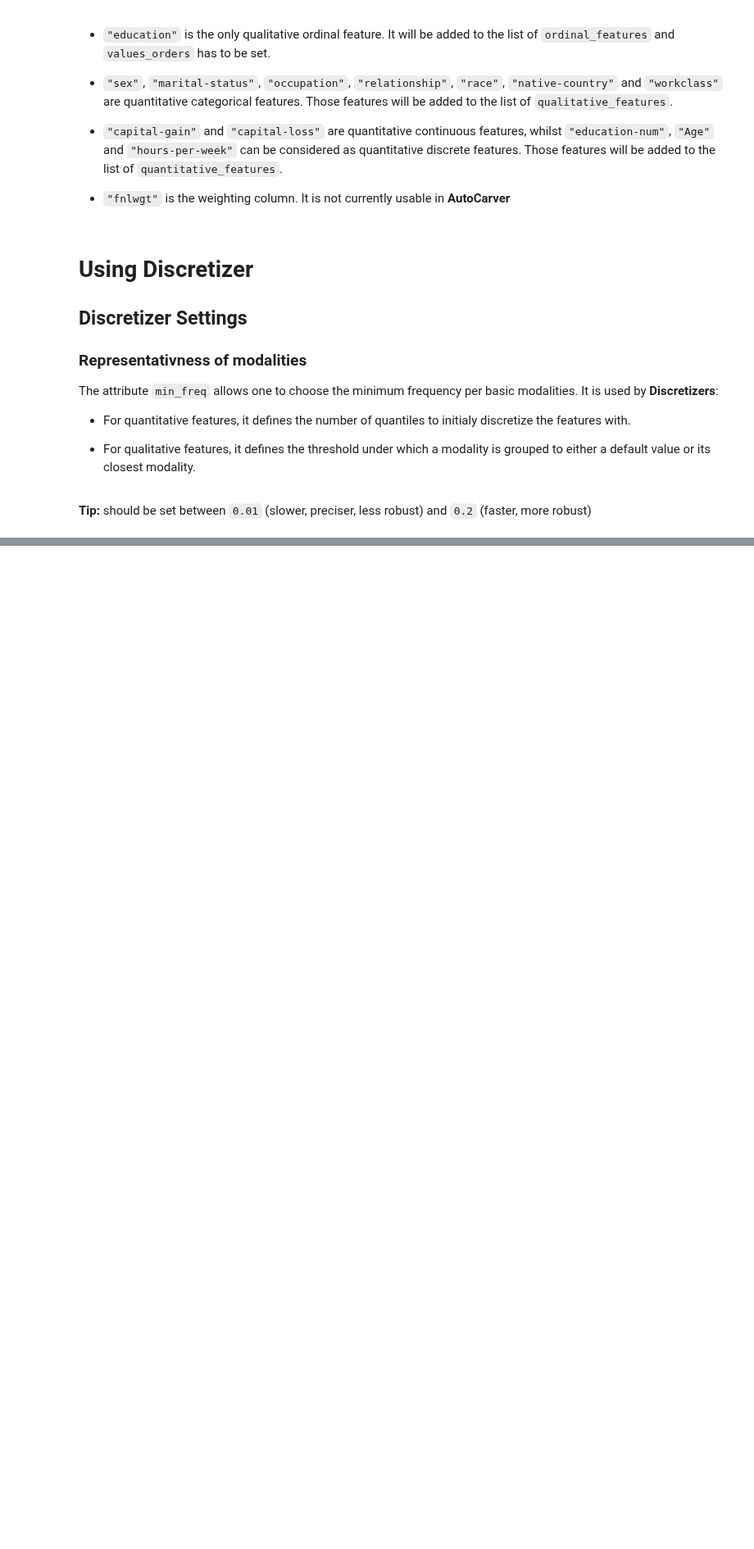
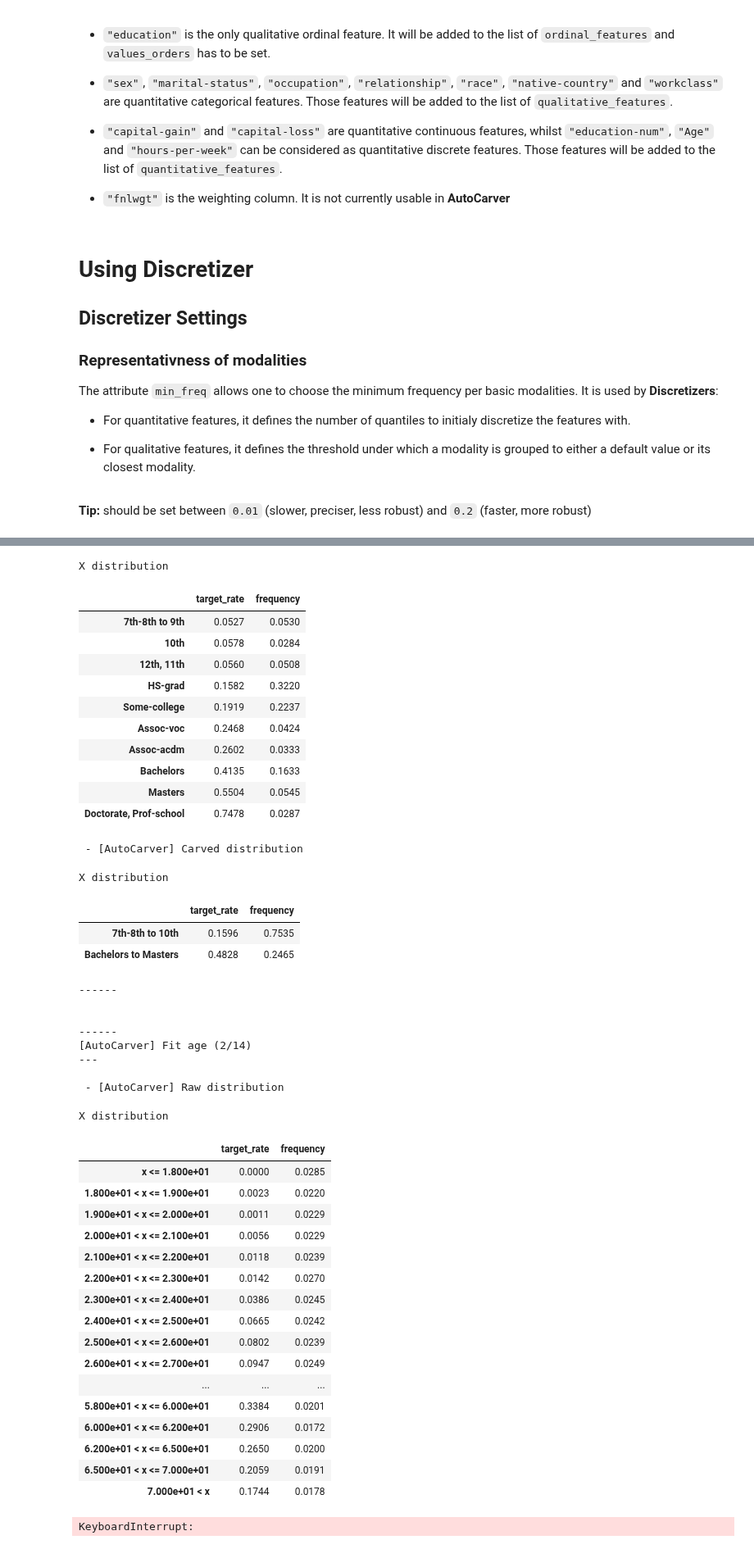
Before and after one commit to mdefrance/AutoCarver, a Jupyter notebook: docs/source/examples/Discretizers/CompletePipeline/Discretizer.ipynb, the cells around one changed output, grey strips where cells are left out. Shown at 82% size. Saved outputs shown, nothing was run; the diff lists cells and outputs as text; code cells hidden in the pictures; blank space fills up the shorter version.

```diff
--- a/docs/source/examples/Discretizers/CompletePipeline/Discretizer.ipynb
+++ b/docs/source/examples/Discretizers/CompletePipeline/Discretizer.ipynb
@@ -150,6 +150,6 @@ The attribute ``min_freq`` allows one to choose the minimum frequency per basic
 
 - For qualitative features, it defines the threshold under which a modality is grouped to either a default value or its closest modality.
 # %%
-min_freq = 0.05
+min_freq = 0.02
 # %% [markdown]
 **Tip:** should be set between ``0.01`` (slower, preciser, less robust) and ``0.2`` (faster, more robust)
@@ -155,0 +167,18 @@ min_freq = 0.05
+# %%
+from AutoCarver import BinaryCarver
+
+# intiating AutoCarver
+auto_carver = BinaryCarver(
+    quantitative_features=quantitative_features,
+    qualitative_features=qualitative_features,
+    ordinal_features=ordinal_features,
+    values_orders=values_orders,
+    sort_by="tschuprowt",
+    min_freq=min_freq,
+    verbose=True,  # showing statistics
+    copy=True,  # whether or not to return a copy of the input dataset
+)
+
+# fitting on training sample, a dev sample can be specified to evaluate carving robustness
+train_set_processed = auto_carver.fit_transform(train_set, (train_set[target] == ">50K").astype(int))
+# %% [output]
@@ -155,0 +205,44 @@ min_freq = 0.05
+X distribution
+|  | target_rate | frequency |
+| 7th-8th to 9th | 0.0527 | 0.0530 |
+| 10th | 0.0578 | 0.0284 |
+| 12th, 11th | 0.0560 | 0.0508 |
+| HS-grad | 0.1582 | 0.3220 |
+| Some-college | 0.1919 | 0.2237 |
+| Assoc-voc | 0.2468 | 0.0424 |
+| Assoc-acdm | 0.2602 | 0.0333 |
+| Bachelors | 0.4135 | 0.1633 |
+| Masters | 0.5504 | 0.0545 |
+| Doctorate, Prof-school | 0.7478 | 0.0287 |
+ - [AutoCarver] Carved distribution
+X distribution
+|  | target_rate | frequency |
+| 7th-8th to 10th | 0.1596 | 0.7535 |
+| Bachelors to Masters | 0.4828 | 0.2465 |
+------
+
+
+------
+[AutoCarver] Fit age (2/14)
+---
+
+ - [AutoCarver] Raw distribution
+X distribution
+|  | target_rate | frequency |
+| x <= 1.800e+01 | 0.0000 | 0.0285 |
+| 1.800e+01 < x <= 1.900e+01 | 0.0023 | 0.0220 |
+| 1.900e+01 < x <= 2.000e+01 | 0.0011 | 0.0229 |
+| 2.000e+01 < x <= 2.100e+01 | 0.0056 | 0.0229 |
+| 2.100e+01 < x <= 2.200e+01 | 0.0118 | 0.0239 |
+| 2.200e+01 < x <= 2.300e+01 | 0.0142 | 0.0270 |
+| 2.300e+01 < x <= 2.400e+01 | 0.0386 | 0.0245 |
+| 2.400e+01 < x <= 2.500e+01 | 0.0665 | 0.0242 |
+| 2.500e+01 < x <= 2.600e+01 | 0.0802 | 0.0239 |
+| 2.600e+01 < x <= 2.700e+01 | 0.0947 | 0.0249 |
+| ... | ... | ... |
+| 5.800e+01 < x <= 6.000e+01 | 0.3384 | 0.0201 |
+| 6.000e+01 < x <= 6.200e+01 | 0.2906 | 0.0172 |
+| 6.200e+01 < x <= 6.500e+01 | 0.2650 | 0.0200 |
+| 6.500e+01 < x <= 7.000e+01 | 0.2059 | 0.0191 |
+| 7.000e+01 < x | 0.1744 | 0.0178 |
+KeyboardInterrupt:
```
Also changed, not shown: parts of 4 cells of this notebook, 8 other files.
